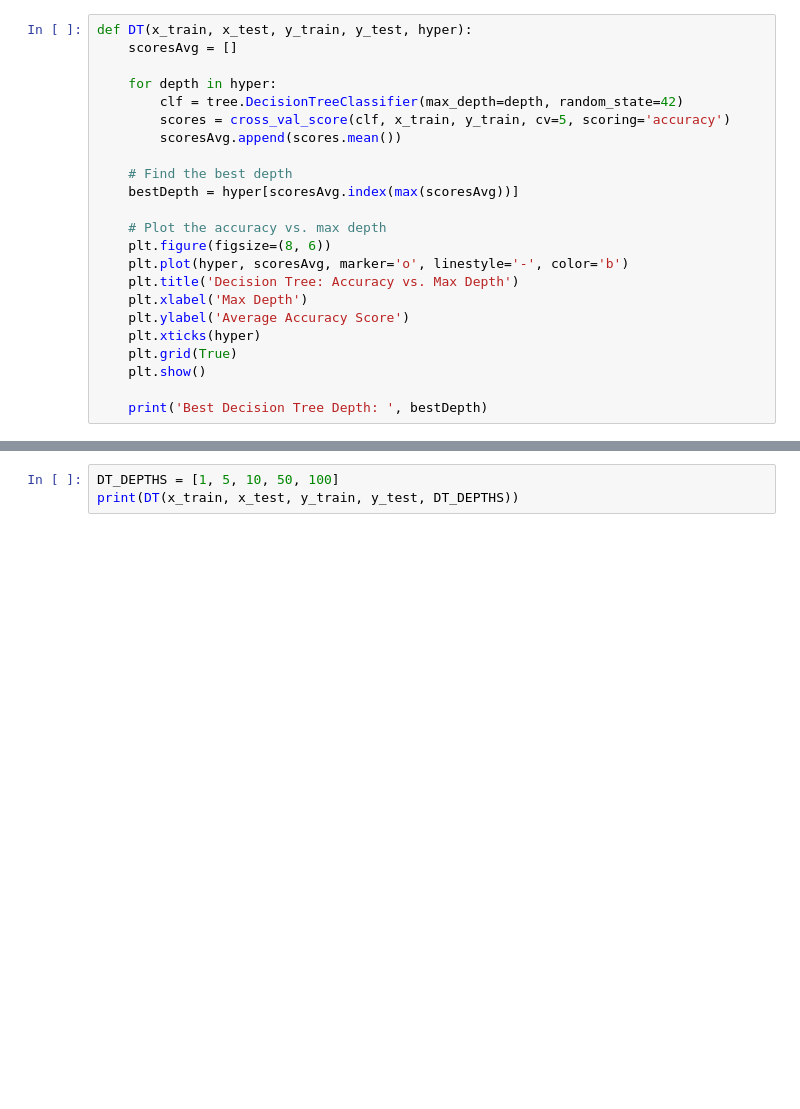
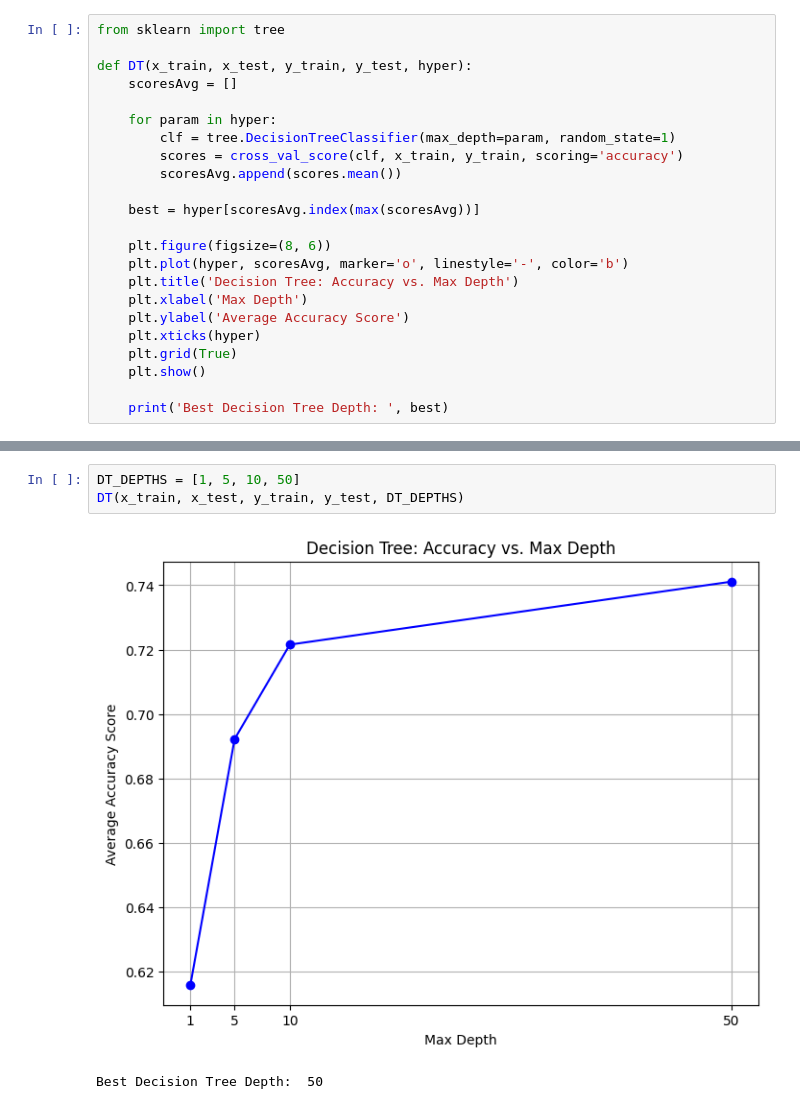
Before and after one commit to BoyceWhite/Data-Analysis-Project, a Jupyter notebook: main.ipynb, the cells around one changed output, grey strips where cells are left out. Saved outputs shown, nothing was run; the diff lists cells and outputs as text; blank space fills up the shorter version.

```diff
--- a/main.ipynb
+++ b/main.ipynb
@@ -42,16 +32,16 @@ x_train, x_test, y_train, y_test = train_test_split(x, sentiments, test_size=0.2
 # %%
+from sklearn import tree
+
 def DT(x_train, x_test, y_train, y_test, hyper):
     scoresAvg = []
 
-    for depth in hyper:
-        clf = tree.DecisionTreeClassifier(max_depth=depth, random_state=42)
-        scores = cross_val_score(clf, x_train, y_train, cv=5, scoring='accuracy')
+    for param in hyper:
+        clf = tree.DecisionTreeClassifier(max_depth=param, random_state=1)
+        scores = cross_val_score(clf, x_train, y_train, scoring='accuracy')
         scoresAvg.append(scores.mean())
 
-    # Find the best depth
-    bestDepth = hyper[scoresAvg.index(max(scoresAvg))]
+    best = hyper[scoresAvg.index(max(scoresAvg))]
 
-    # Plot the accuracy vs. max depth
     plt.figure(figsize=(8, 6))
     plt.plot(hyper, scoresAvg, marker='o', linestyle='-', color='b')
     plt.title('Decision Tree: Accuracy vs. Max Depth')
@@ -61,4 +51,4 @@ def DT(x_train, x_test, y_train, y_test, hyper):
     plt.grid(True)
     plt.show()
 
-    print('Best Decision Tree Depth: ', bestDepth)
+    print('Best Decision Tree Depth: ', best)
@@ -65,3 +101,6 @@ def DT(x_train, x_test, y_train, y_test, hyper):
 # %%
-DT_DEPTHS = [1, 5, 10, 50, 100]
-print(DT(x_train, x_test, y_train, y_test, DT_DEPTHS))
+DT_DEPTHS = [1, 5, 10, 50]
+DT(x_train, x_test, y_train, y_test, DT_DEPTHS)
+# %% [output]
+[figure, added]
+Best Decision Tree Depth:  50
```
Also changed, not shown: parts of 6 cells of this notebook.
